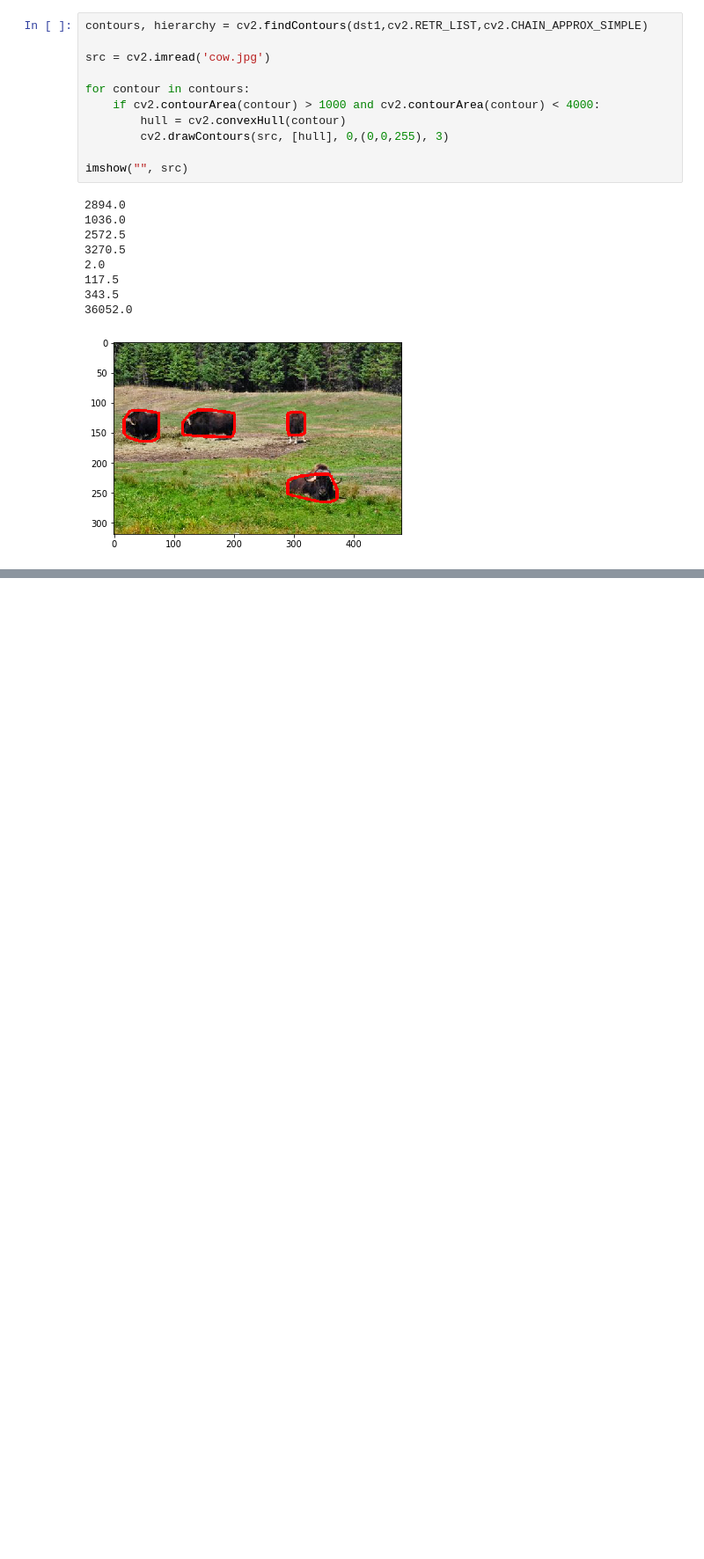
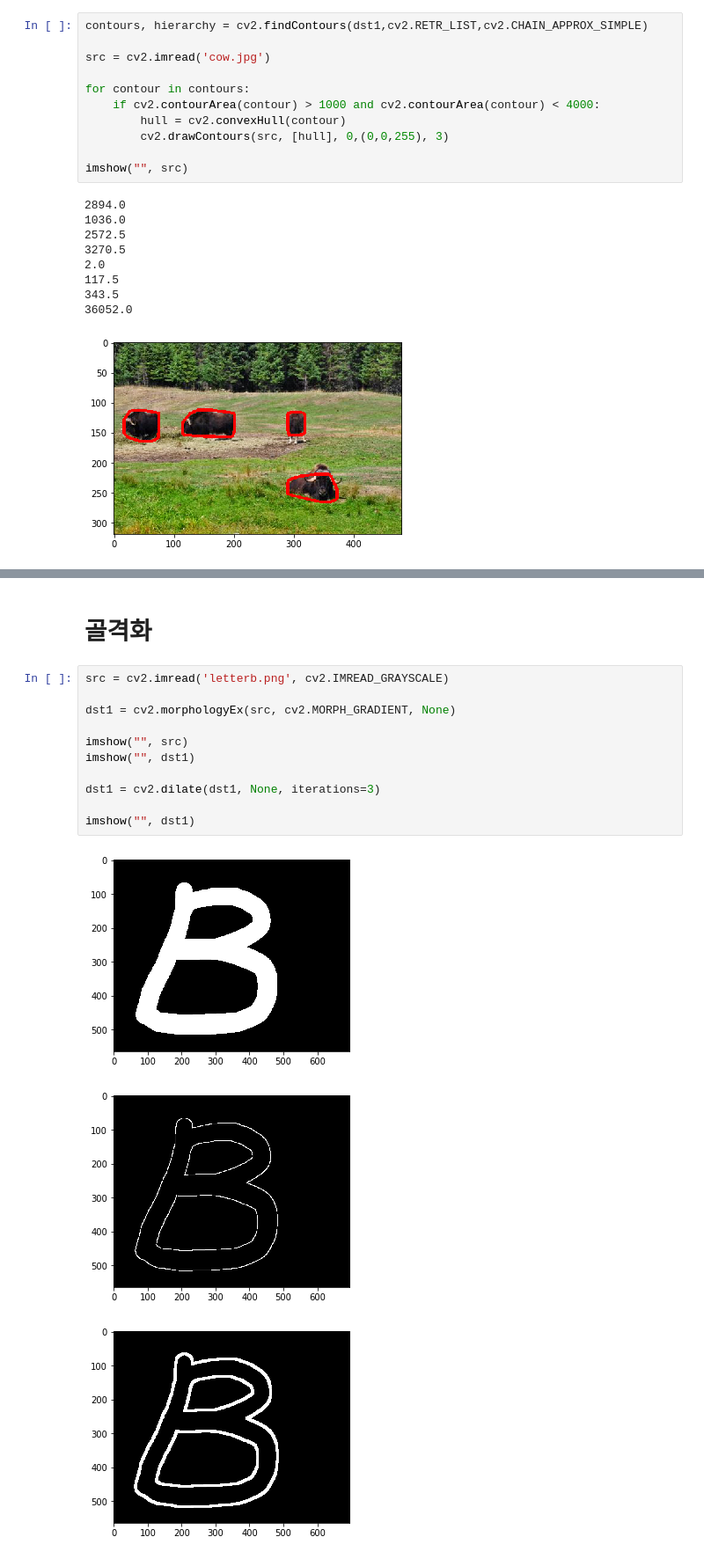
Before and after one commit to loftmain/opencv_project, a Jupyter notebook: day5.ipynb, the cells around one changed output, grey strips where cells are left out. Shown at 88% size. Drawn from its saved outputs; the diff is of its cells as text; blank space fills up the shorter version.

```diff
--- a/day5.ipynb
+++ b/day5.ipynb
@@ -159,0 +161,17 @@ imshow("", dst2)
+# %% [markdown]
+# 골격화
+# %%
+src = cv2.imread('letterb.png', cv2.IMREAD_GRAYSCALE)
+
+dst1 = cv2.morphologyEx(src, cv2.MORPH_GRADIENT, None)
+
+imshow("", src)
+imshow("", dst1)
+
+dst1 = cv2.dilate(dst1, None, iterations=3)
+
+imshow("", dst1)
+# %% [output]
+[figure, added]
+[figure, added]
+[figure, added]
```
Also changed, not shown: parts of 20 cells of this notebook, 3 other files.
